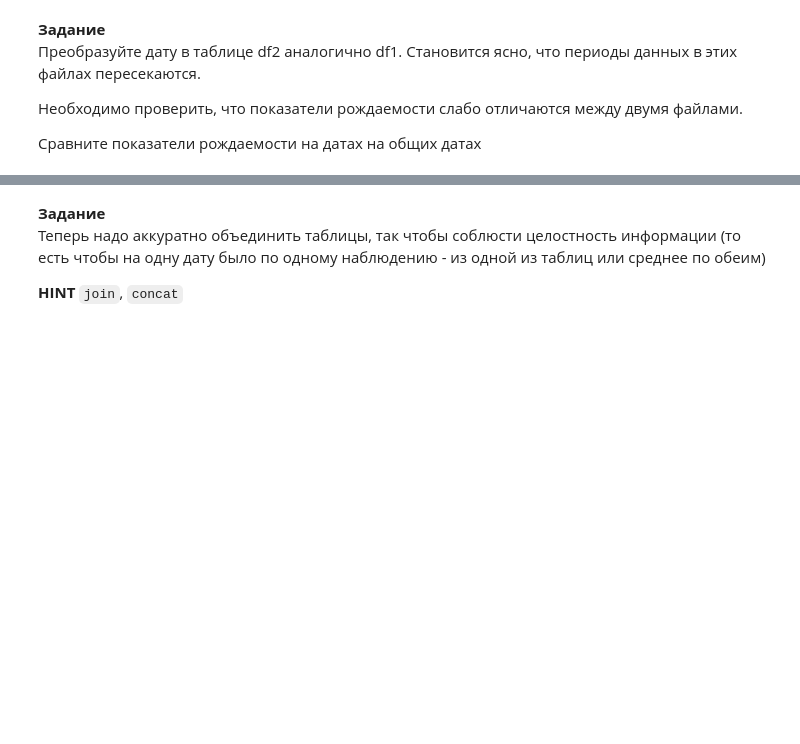
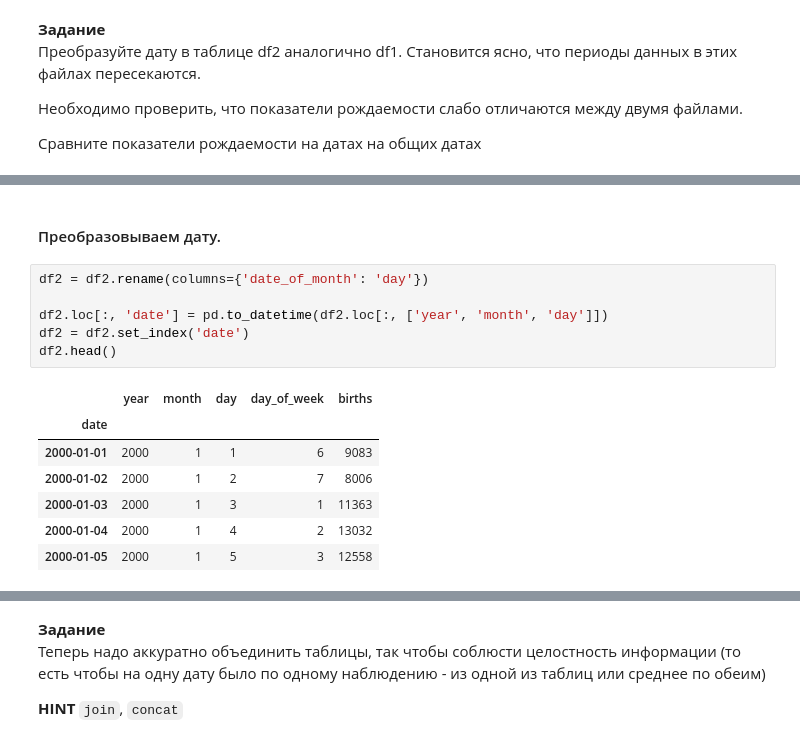
Before and after one commit to Sinopsys/data-analysis-pi, a Jupyter notebook: homeworks/1/seminar1-pandas.ipynb, the cells around one changed output, grey strips where cells are left out. Cells and saved outputs as stored; diff of their text form; blank space fills up the shorter version.

```diff
--- a/homeworks/1/seminar1-pandas.ipynb
+++ b/homeworks/1/seminar1-pandas.ipynb
@@ -289,0 +607,16 @@ df1.births.plot(label=u'Исходный ряд')
+# %% [markdown]
+#### Преобразовываем дату.
+# %%
+df2 = df2.rename(columns={'date_of_month': 'day'})
+
+df2.loc[:, 'date'] = pd.to_datetime(df2.loc[:, ['year', 'month', 'day']])
+df2 = df2.set_index('date')
+df2.head()
+# %% [output]
+|  | year | month | day | day_of_week | births |
+| date |  |  |  |  |  |
+| 2000-01-01 | 2000 | 1 | 1 | 6 | 9083 |
+| 2000-01-02 | 2000 | 1 | 2 | 7 | 8006 |
+| 2000-01-03 | 2000 | 1 | 3 | 1 | 11363 |
+| 2000-01-04 | 2000 | 1 | 4 | 2 | 13032 |
+| 2000-01-05 | 2000 | 1 | 5 | 3 | 12558 |
```
Also changed, not shown: parts of 82 cells of this notebook, 4 other files.
